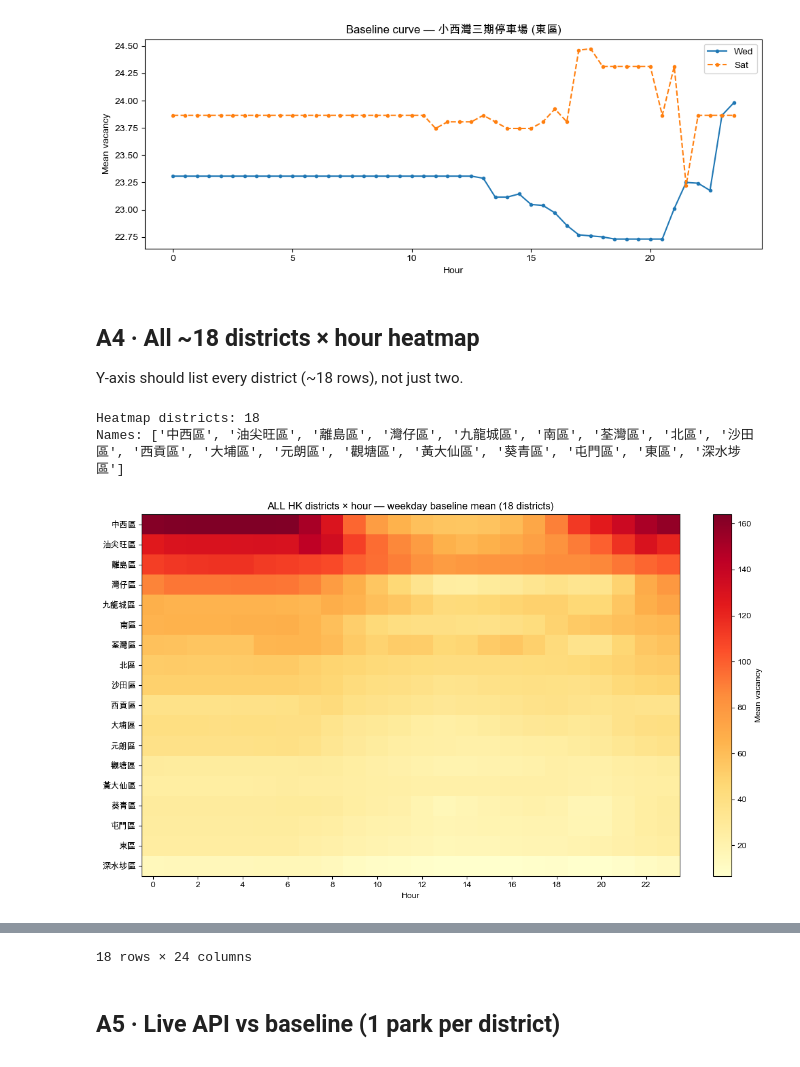
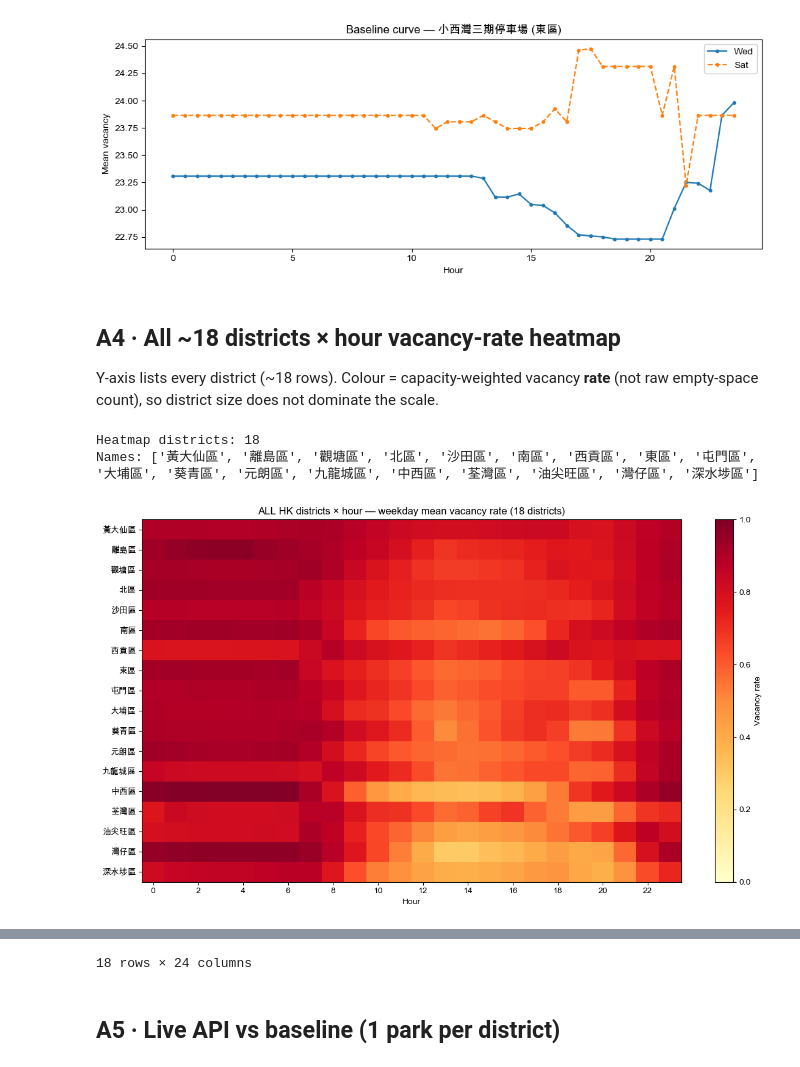
Before and after one commit to keithlky1992/hk-parking-vacancy-prediction, a Jupyter notebook: explore_api_en.ipynb, the cells around one changed output, grey strips where cells are left out. Saved outputs shown, nothing was run; the diff lists cells and outputs as text; code cells hidden in the pictures.

Commit message:
Refresh capstone presentation assets and notebook chart outputs.
Co-authored-by: Cursor <cursoragent@cursor.com>

```diff
--- a/explore_api_en.ipynb
+++ b/explore_api_en.ipynb
@@ -179,44 +179,60 @@ plt.show()
 # %% [output]
 [figure]
 # %% [markdown]
-## A4 · All ~18 districts × hour heatmap
+## A4 · All ~18 districts × hour vacancy-rate heatmap
 
-Y-axis should list every district (~18 rows), not just two.
+Y-axis lists every district (~18 rows). Colour = capacity-weighted vacancy **rate** (not raw empty-space count), so district size does not dominate the scale.
 # %%
+# Capacity proxy: observed max vacancy (fallback = max baseline mean).
+# Official API `space` is sparse (~5% of parks), so we don't rely on it alone.
+if not vacancy.empty:
+    cap = vacancy.groupby("park_id")["vacancy"].max()
+else:
+    cap = pd.Series(dtype=float)
+base_cap = baselines.groupby("park_id")["mean"].max()
+capacity = (
+    carparks[["park_id", "district"]]
+    .assign(
+        capacity=lambda d: d["park_id"].map(cap).fillna(d["park_id"].map(base_cap))
+    )
+    .dropna(subset=["district", "capacity"])
+)
+capacity = capacity[capacity["capacity"] > 0]
+
 heat = (
-    slot_dow.merge(carparks[["park_id", "district"]], on="park_id", how="left")
-    .dropna(subset=["district"])
+    slot_dow.merge(capacity, on="park_id", how="inner")
     .assign(hour=lambda d: (d["half_hour"] // 2).astype(int))
 )
 heat_wd = heat[heat["dow"] < 5]  # weekdays
 
-pivot = (
-    heat_wd.groupby(["district", "hour"])["mean"]
-    .mean()
-    .unstack("hour")
+# Capacity-weighted vacancy rate by district × hour
+agg = heat_wd.groupby(["district", "hour"]).agg(
+    vac=("mean", "sum"), cap=("capacity", "sum")
 )
+agg["rate"] = (agg["vac"] / agg["cap"]).clip(0, 1)
+pivot = agg["rate"].unstack("hour")
 pivot = pivot.loc[pivot.mean(axis=1).sort_values(ascending=False).index]
 
 assert pivot.shape[0] >= 10, f"Too few districts: {pivot.shape[0]} — check baseline/carparks join"
 print("Heatmap districts:", pivot.shape[0])
 print("Names:", list(pivot.index))
 
 fig, ax = plt.subplots(figsize=(12, max(5.0, 0.38 * len(pivot))))
-im = ax.imshow(pivot.values, aspect="auto", cmap="YlOrRd")
+im = ax.imshow(pivot.values, aspect="auto", cmap="YlOrRd", vmin=0, vmax=1)
 ax.set_yticks(range(len(pivot)))
 ax.set_yticklabels(pivot.index)
 ax.set_xticks(range(0, 24, 2))
 ax.set_xticklabels(range(0, 24, 2))
 ax.set_xlabel("Hour")
-ax.set_title(f"ALL HK districts × hour — weekday baseline mean ({len(pivot)} districts)")
-plt.colorbar(im, ax=ax, label="Mean vacancy")
+ax.set_title(f"ALL HK districts × hour — weekday mean vacancy rate ({len(pivot)} districts)")
+plt.colorbar(im, ax=ax, label="Vacancy rate")
 plt.tight_layout()
 plt.show()
 
 pivot
 # %% [output]
 Heatmap districts: 18
-Names: ['中西區', '油尖旺區', '離島區', '灣仔區', '九龍城區', '南區', '荃灣區', '北區', '沙田區', '西貢區', '大埔區', '元朗區', '觀塘區', '黃大仙區', '葵青區', '屯門區', '東區', '深水埗區']
+Names: ['黃大仙區', '離島區', '觀塘區', '北區', '沙田區', '南區', '西貢區', '東區', '屯門區', '大埔區', '葵青區', '元朗區', '九龍城區', '中西區', '荃灣區', '油尖旺區', '灣仔區', '深水埗區']
-[figure, old version]
+[figure, new version]
 | hour | 0 | 1 | 2 | 3 | 4 | 5 | 6 | 7 | 8 | 9 | ... | ... |
 | district |  |  |  |  |  |  |  |  |  |  |  | ... |
```
Also changed, not shown: parts of 6 cells of this notebook, 6 other files.
